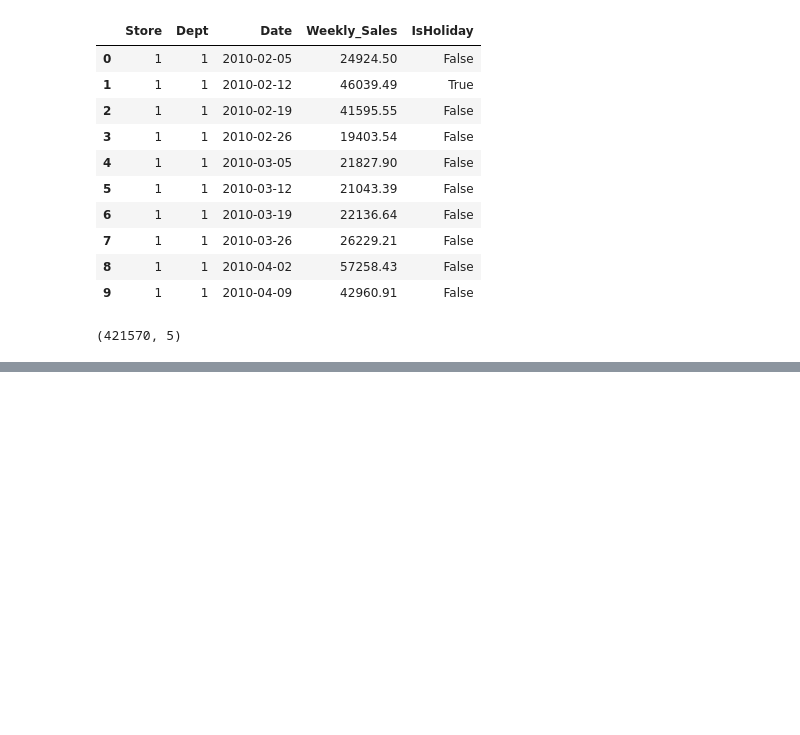
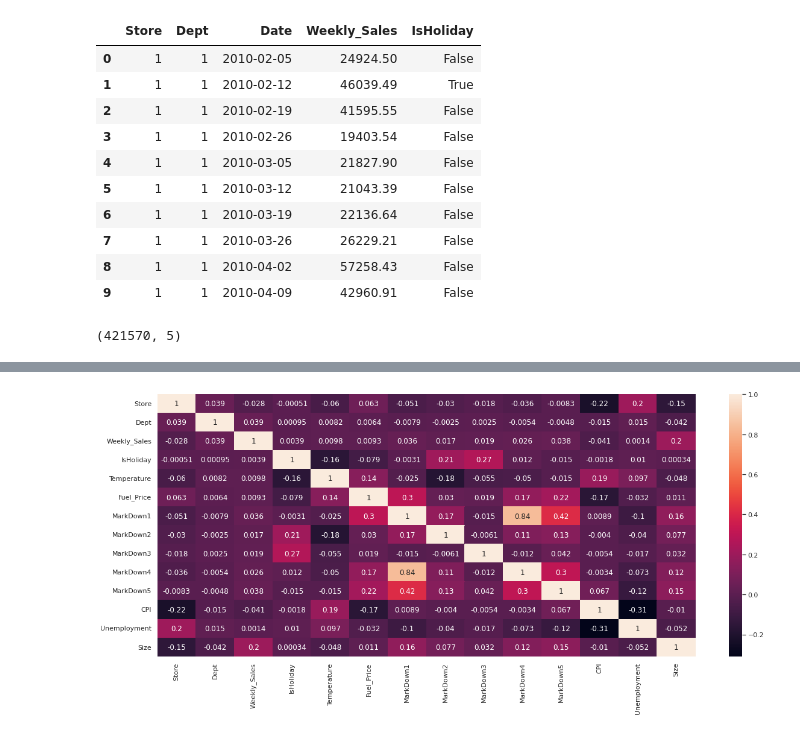
Before and after one commit to rajuptvs/Walmart_sales_forecasting-project, a Jupyter notebook: Walmart_sales.ipynb, the cells around one changed output, grey strips where cells are left out. Drawn from its saved outputs; the diff is of its cells as text; code cells hidden in the pictures; blank space fills up the shorter version.

```diff
--- a/Walmart_sales.ipynb
+++ b/Walmart_sales.ipynb
@@ -395,0 +494,4 @@ df1=raw_data.merge(features_scenario_dropand0,)
+# %%
+outlier_max=df1["Weekly_Sales"].quantile(0.95)
+# %%
+outlier_min=df1["Weekly_Sales"].quantile(0.05)
@@ -395,0 +563,2 @@ df1=raw_data.merge(features_scenario_dropand0,)
+# %%
+df11=df1[(df1["Weekly_Sales"]<outlier_max) & (df1["Weekly_Sales"]>outlier_min)]
@@ -395,0 +577,6 @@ df1=raw_data.merge(features_scenario_dropand0,)
+# %%
+fig, xl = plt.subplots(figsize=(20, 8))
+sns.heatmap(df11.corr(),annot=True)
+plt.show()
+# %% [output]
+[figure, added]
```
Also changed, not shown: parts of 32 cells of this notebook, 2 other files.
